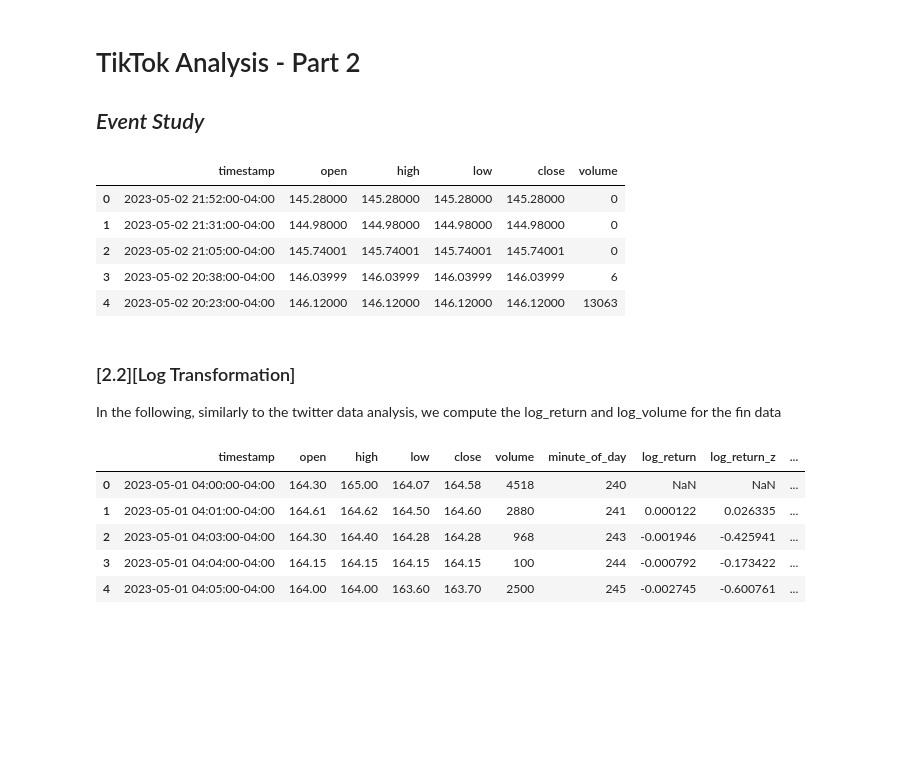
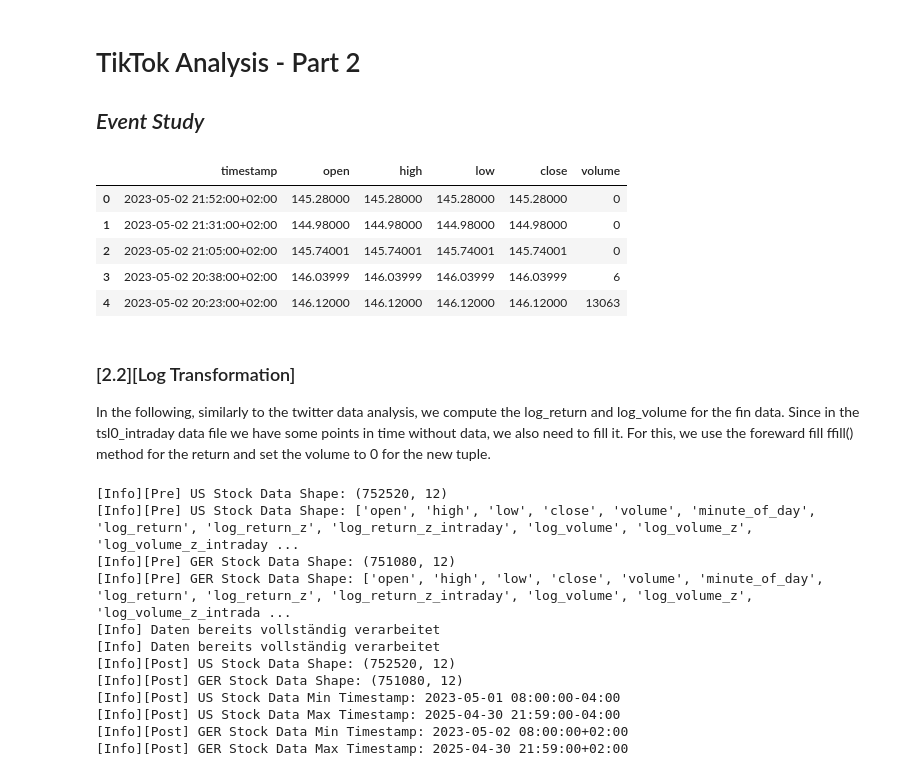
Before and after one commit to AK960/COIN_Repo, a Jupyter notebook: scripts/analyse_tiktok.ipynb, the cells around one changed output. Saved outputs shown, nothing was run; the diff lists cells and outputs as text; code cells hidden in the pictures; blank space fills up the shorter version.

Commit message:
Forward fill finance data

```diff
--- a/scripts/analyse_tiktok.ipynb
+++ b/scripts/analyse_tiktok.ipynb
@@ -60,6 +60,10 @@ RUN_TYPE = 0 # set to 0 to avoid file creation process
 
 # Define Ekman's emotions
 ekman_emotions = ['anger', 'fear', 'joy', 'sadness', 'disgust', 'surprise']
+
+# Timezones
+eastern = pytz.timezone("US/Eastern")
+european = pytz.timezone("Europe/Berlin")
 # %% [output]
 [nltk_data] Downloading package stopwords to
 [nltk_data]     C:\Users\aklei\AppData\Roaming\nltk_data...
@@ -223,39 +226,39 @@ Name: count, dtype: int64
 # see above
 
 # Stock data (US)
 df_us_stock_data = pd.read_csv('../data/stocks/tsla_intraday_202305_202504-1m.csv')
 df_us_stock_data = df_us_stock_data.rename(
     columns={'Unnamed: 0': 'timestamp'}
 )
 df_us_stock_data['timestamp'] = pd.to_datetime(
     df_us_stock_data['timestamp']
 ).dt.tz_localize(
     tz=eastern
 )
 df_us_stock_data['timestamp'].copy().sort_values(ascending=True, inplace=True)
 df_us_stock_data.set_index('timestamp').sort_index()
 
 # Stock data (GER)
 df_ger_stock_data = pd.read_csv('../data/stocks/TSL0_intraday_230501_250501-1m.csv').drop(columns=['Unnamed: 0'])
 df_ger_stock_data = df_ger_stock_data.rename(
     columns={'datetime': 'timestamp'}
 )
 
 df_ger_stock_data['timestamp'] = pd.to_datetime(
     df_ger_stock_data['timestamp']
 ).dt.tz_localize(
-    tz=eastern
+    tz=european
 )
 df_ger_stock_data.set_index('timestamp').sort_index()
 
 df_ger_stock_data.head()
 # %% [output]
 |  | timestamp | open | high | low | close | volume |
-| 0 | 2023-05-02 21:52:00-04:00 | 145.28000 | 145.28000 | 145.28000 | 145.28000 | 0 |
-| 1 | 2023-05-02 21:31:00-04:00 | 144.98000 | 144.98000 | 144.98000 | 144.98000 | 0 |
-| 2 | 2023-05-02 21:05:00-04:00 | 145.74001 | 145.74001 | 145.74001 | 145.74001 | 0 |
-| 3 | 2023-05-02 20:38:00-04:00 | 146.03999 | 146.03999 | 146.03999 | 146.03999 | 6 |
-| 4 | 2023-05-02 20:23:00-04:00 | 146.12000 | 146.12000 | 146.12000 | 146.12000 | 13063 |
+| 0 | 2023-05-02 21:52:00+02:00 | 145.28000 | 145.28000 | 145.28000 | 145.28000 | 0 |
+| 1 | 2023-05-02 21:31:00+02:00 | 144.98000 | 144.98000 | 144.98000 | 144.98000 | 0 |
+| 2 | 2023-05-02 21:05:00+02:00 | 145.74001 | 145.74001 | 145.74001 | 145.74001 | 0 |
+| 3 | 2023-05-02 20:38:00+02:00 | 146.03999 | 146.03999 | 146.03999 | 146.03999 | 6 |
+| 4 | 2023-05-02 20:23:00+02:00 | 146.12000 | 146.12000 | 146.12000 | 146.12000 | 13063 |
 # %% [markdown]
 <h3>[2.2][Log Transformation]</h3>
-<p>In the following, similarly to the twitter data analysis, we compute the log_return and log_volume for the fin data</p>
+<p>In the following, similarly to the twitter data analysis, we compute the log_return and log_volume for the fin data. Since in the tsl0_intraday data file we have some points in time without data, we also need to fill it. For this, we use the foreward fill ffill() method for the return and set the volume to 0 for the new tuple.</p>
@@ -262,34 +345,28 @@ df_ger_stock_data.head()
 # %%
-### Compute log_return/volume and intraday profile for both stock dataframes ###
-dfs = [df_us_stock_data, df_ger_stock_data]
+print(f"[Info][Pre] US Stock Data Shape: {df_us_stock_data.shape}")
+print(f"[Info][Pre] US Stock Data Shape: {df_us_stock_data.columns.tolist()}")
+print(f"[Info][Pre] GER Stock Data Shape: {df_ger_stock_data.shape}")
+print(f"[Info][Pre] GER Stock Data Shape: {df_ger_stock_data.columns.tolist()}")
+df_us_stock_data = compute_stock_measures(df_us_stock_data)
+df_ger_stock_data = compute_stock_measures(df_ger_stock_data)
+print(f"[Info][Post] US Stock Data Shape: {df_us_stock_data.shape}")
+print(f"[Info][Post] GER Stock Data Shape: {df_ger_stock_data.shape}")
 
-for df in dfs:
-    # Minute of day and intraday profile
-    df['minute_of_day'] = df['timestamp'].dt.hour * 60 + df['timestamp'].dt.minute
-
-    # Return
-    df['log_return'] = np.log(df['close'] / df['close'].shift(1))
-    df['log_return_z'] = (df['log_return'] - df['log_return'].mean()) / df['log_return'].std()
-
-    # Volume
-    df['log_volume'] = np.log1p(df['volume'])
-    df['log_volume_z'] = (df['log_volume'] - df['log_volume'].mean()) / df['log_volume'].std()
-
-    intraday_profile = df.groupby('minute_of_day')[['log_return', 'log_volume']].agg(['mean', 'std']).reset_index()
-
-    # Intraday z-scores
-    df['log_return_z_intraday'] = df.groupby('minute_of_day')['log_return'].transform(
-        lambda x: (x - x.mean()) / x.std()
-    )
-    df['log_volume_z_intraday'] = df.groupby('minute_of_day')['log_volume'].transform(
-        lambda x: (x - x.mean()) / x.std()
-    )
-
-df_us_stock_data.head()
+# Check min and max timestamps
+print(f"[Info][Post] US Stock Data Min Timestamp: {df_us_stock_data.index.min()}")
+print(f"[Info][Post] US Stock Data Max Timestamp: {df_us_stock_data.index.max()}")
+print(f"[Info][Post] GER Stock Data Min Timestamp: {df_ger_stock_data.index.min()}")
+print(f"[Info][Post] GER Stock Data Max Timestamp: {df_ger_stock_data.index.max()}")
 # %% [output]
-|  | timestamp | open | high | low | close | volume | minute_of_day | log_return | log_return_z | ... |
-| 0 | 2023-05-01 04:00:00-04:00 | 164.30 | 165.00 | 164.07 | 164.58 | 4518 | 240 | NaN | NaN | ... |
-| 1 | 2023-05-01 04:01:00-04:00 | 164.61 | 164.62 | 164.50 | 164.60 | 2880 | 241 | 0.000122 | 0.026335 | ... |
-| 2 | 2023-05-01 04:03:00-04:00 | 164.30 | 164.40 | 164.28 | 164.28 | 968 | 243 | -0.001946 | -0.425941 | ... |
-| 3 | 2023-05-01 04:04:00-04:00 | 164.15 | 164.15 | 164.15 | 164.15 | 100 | 244 | -0.000792 | -0.173422 | ... |
-| 4 | 2023-05-01 04:05:00-04:00 | 164.00 | 164.00 | 163.60 | 163.70 | 2500 | 245 | -0.002745 | -0.600761 | ... |
+[Info][Pre] US Stock Data Shape: (752520, 12)
+[Info][Pre] US Stock Data Shape: ['open', 'high', 'low', 'close', 'volume', 'minute_of_day', 'log_return', 'log_return_z', 'log_return_z_intraday', 'log_volume', 'log_volume_z', 'log_volume_z_intraday ...
+[Info][Pre] GER Stock Data Shape: (751080, 12)
+[Info][Pre] GER Stock Data Shape: ['open', 'high', 'low', 'close', 'volume', 'minute_of_day', 'log_return', 'log_return_z', 'log_return_z_intraday', 'log_volume', 'log_volume_z', 'log_volume_z_intrada ...
+[Info] Daten bereits vollständig verarbeitet
+[Info] Daten bereits vollständig verarbeitet
+[Info][Post] US Stock Data Shape: (752520, 12)
+[Info][Post] GER Stock Data Shape: (751080, 12)
+[Info][Post] US Stock Data Min Timestamp: 2023-05-01 08:00:00-04:00
+[Info][Post] US Stock Data Max Timestamp: 2025-04-30 21:59:00-04:00
+[Info][Post] GER Stock Data Min Timestamp: 2023-05-02 08:00:00+02:00
+[Info][Post] GER Stock Data Max Timestamp: 2025-04-30 21:59:00+02:00
```
Also changed, not shown: parts of 2 cells of this notebook.
